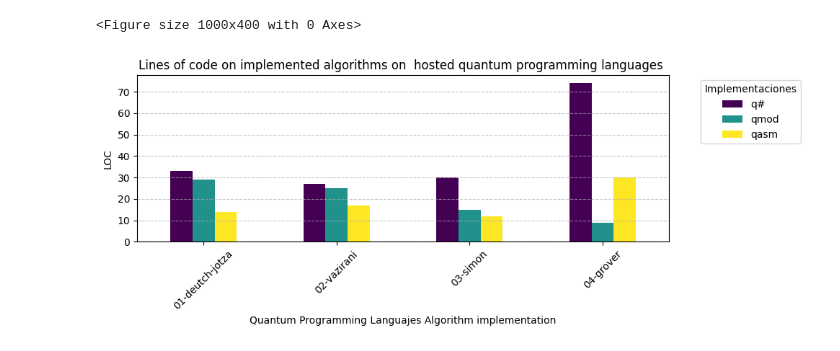
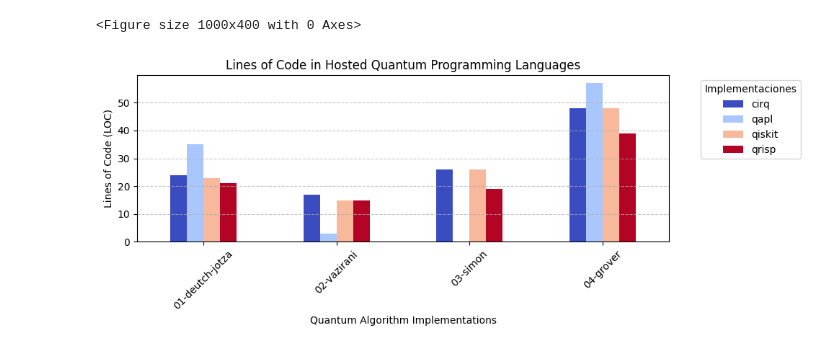
Before and after one commit to Universidad-Cenfotec/quantum-programming-languages-expressiveness, a Jupyter notebook: evaluation/metrics_analysis.ipynb, the cells around one changed output. Drawn from its saved outputs; the diff is of its cells as text; code cells hidden in the pictures.

```diff
--- a/evaluation/metrics_analysis.ipynb
+++ b/evaluation/metrics_analysis.ipynb
@@ -98,14 +205,10 @@ analysis.plot_metrics({
-# %%
-#analysis = MetricsAnalysis("results/loc.csv")
-# data can be hosted, standalone, all
-
-analysis.plot_metrics({
-    'title':'Lines of code on implemented algorithms on  hosted quantum programming languages ',
-    'xlabel':'Quantum Programming Languajes Algorithm implementation',
-    'ylabel': 'LOC',
-    'kind':'bar'
-
-    }, filter='standalone')
-# %% [output]
-<Figure size 1000x400 with 0 Axes>
-[figure, removed]
+# %%
+analysis.plot_metrics({
+    'title': 'Lines of Code in Hosted Quantum Programming Languages',
+    'xlabel': 'Quantum Algorithm Implementations',
+    'ylabel': 'Lines of Code (LOC)',
+    'kind': 'bar'
+}, filter='hosted')
+# %% [output]
+<Figure size 1000x400 with 0 Axes>
+[figure, added]
```
Also changed, not shown: parts of 17 cells of this notebook, 4 other files.
